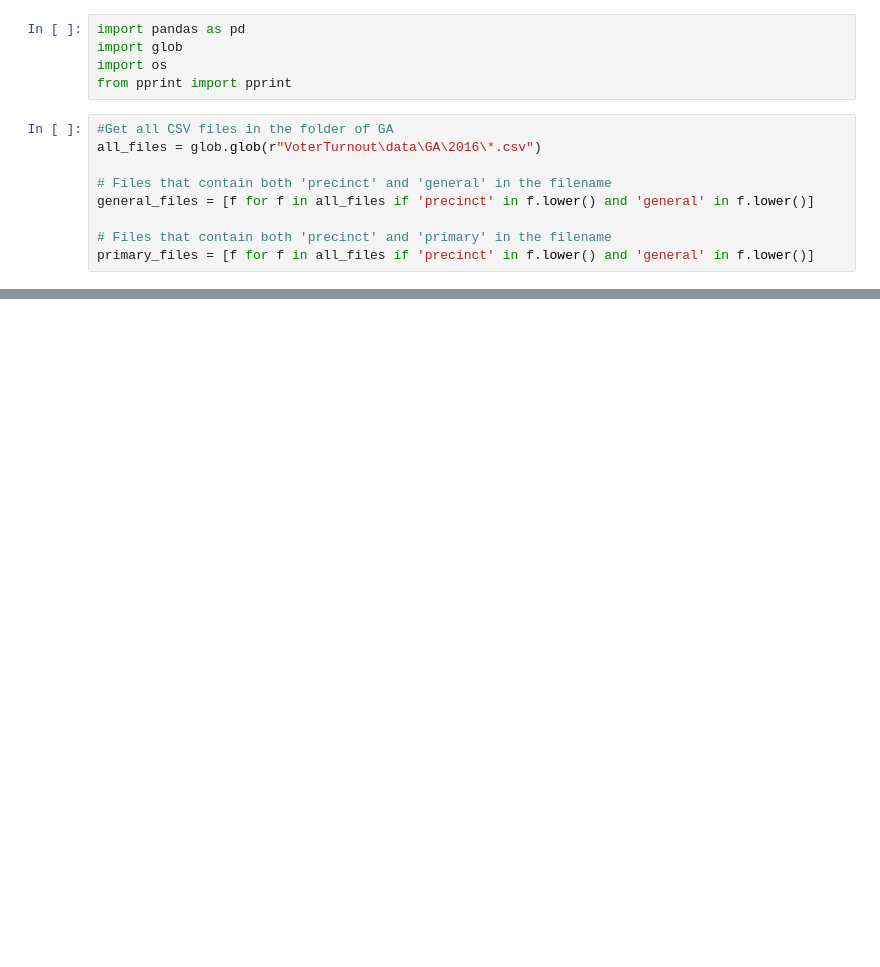
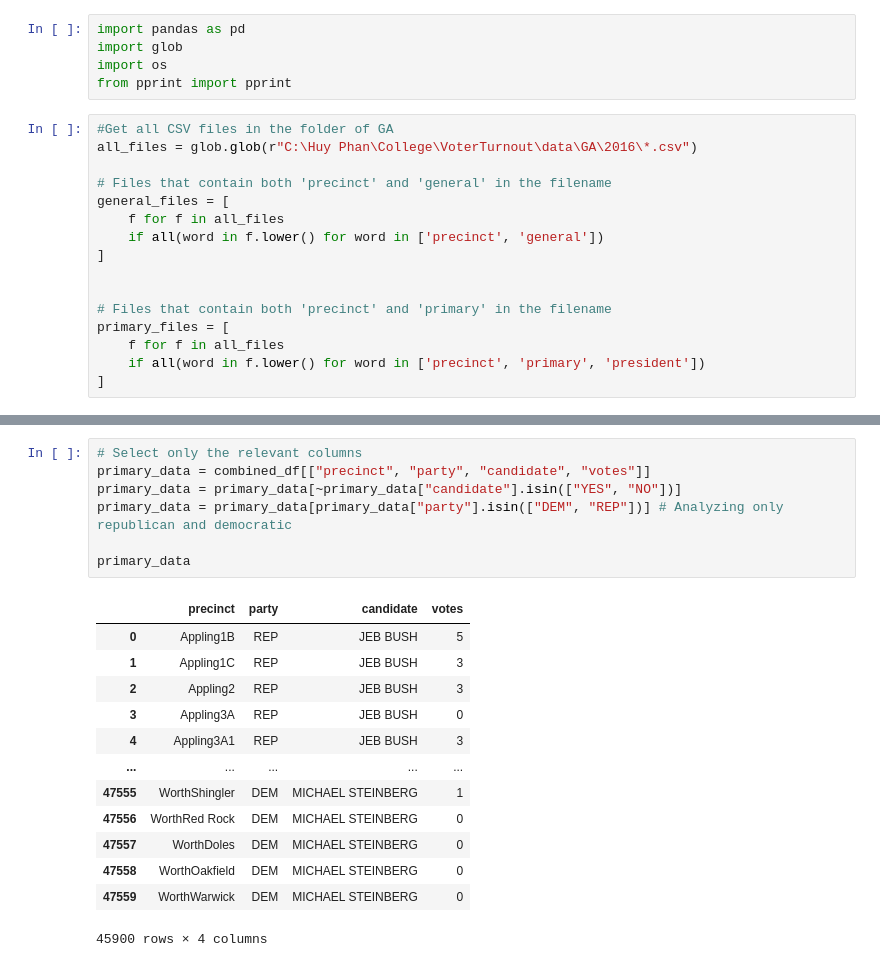
Before and after one commit to Hp0511/VoterTurnout, a Jupyter notebook: data_cleaning/GA_cleaning.ipynb, the cells around one changed output, grey strips where cells are left out. Saved outputs shown, nothing was run; the diff lists cells and outputs as text; blank space fills up the shorter version.

```diff
--- a/data_cleaning/GA_cleaning.ipynb
+++ b/data_cleaning/GA_cleaning.ipynb
@@ -5,13 +5,20 @@ import os
 from pprint import pprint
 # %%
 #Get all CSV files in the folder of GA
-all_files = glob.glob(r"VoterTurnout\data\GA\2016\*.csv")
+all_files = glob.glob(r"C:\Huy Phan\College\VoterTurnout\data\GA\2016\*.csv")
 
 # Files that contain both 'precinct' and 'general' in the filename
-general_files = [f for f in all_files if 'precinct' in f.lower() and 'general' in f.lower()]
+general_files = [
+    f for f in all_files
+    if all(word in f.lower() for word in ['precinct', 'general'])
+]
+
 
 # Files that contain both 'precinct' and 'primary' in the filename
-primary_files = [f for f in all_files if 'precinct' in f.lower() and 'general' in f.lower()]
+primary_files = [
+    f for f in all_files
+    if all(word in f.lower() for word in ['precinct', 'primary', 'president'])
+]
 # %%
 print("General files:")
 for f in general_files:
@@ -52,0 +89,21 @@ ValueError: No objects to concatenate
+# %%
+# Select only the relevant columns
+primary_data = combined_df[["precinct", "party", "candidate", "votes"]]
+primary_data = primary_data[~primary_data["candidate"].isin(["YES", "NO"])]
+primary_data = primary_data[primary_data["party"].isin(["DEM", "REP"])] # Analyzing only republican and democratic
+
+primary_data
+# %% [output]
+|  | precinct | party | candidate | votes |
+| 0 | Appling1B | REP | JEB BUSH | 5 |
+| 1 | Appling1C | REP | JEB BUSH | 3 |
+| 2 | Appling2 | REP | JEB BUSH | 3 |
+| 3 | Appling3A | REP | JEB BUSH | 0 |
+| 4 | Appling3A1 | REP | JEB BUSH | 3 |
+| ... | ... | ... | ... | ... |
+| 47555 | WorthShingler | DEM | MICHAEL STEINBERG | 1 |
+| 47556 | WorthRed Rock | DEM | MICHAEL STEINBERG | 0 |
+| 47557 | WorthDoles | DEM | MICHAEL STEINBERG | 0 |
+| 47558 | WorthOakfield | DEM | MICHAEL STEINBERG | 0 |
+| 47559 | WorthWarwick | DEM | MICHAEL STEINBERG | 0 |
+45900 rows × 4 columns
```
Also changed, not shown: parts of 13 cells of this notebook, 5 other files.
